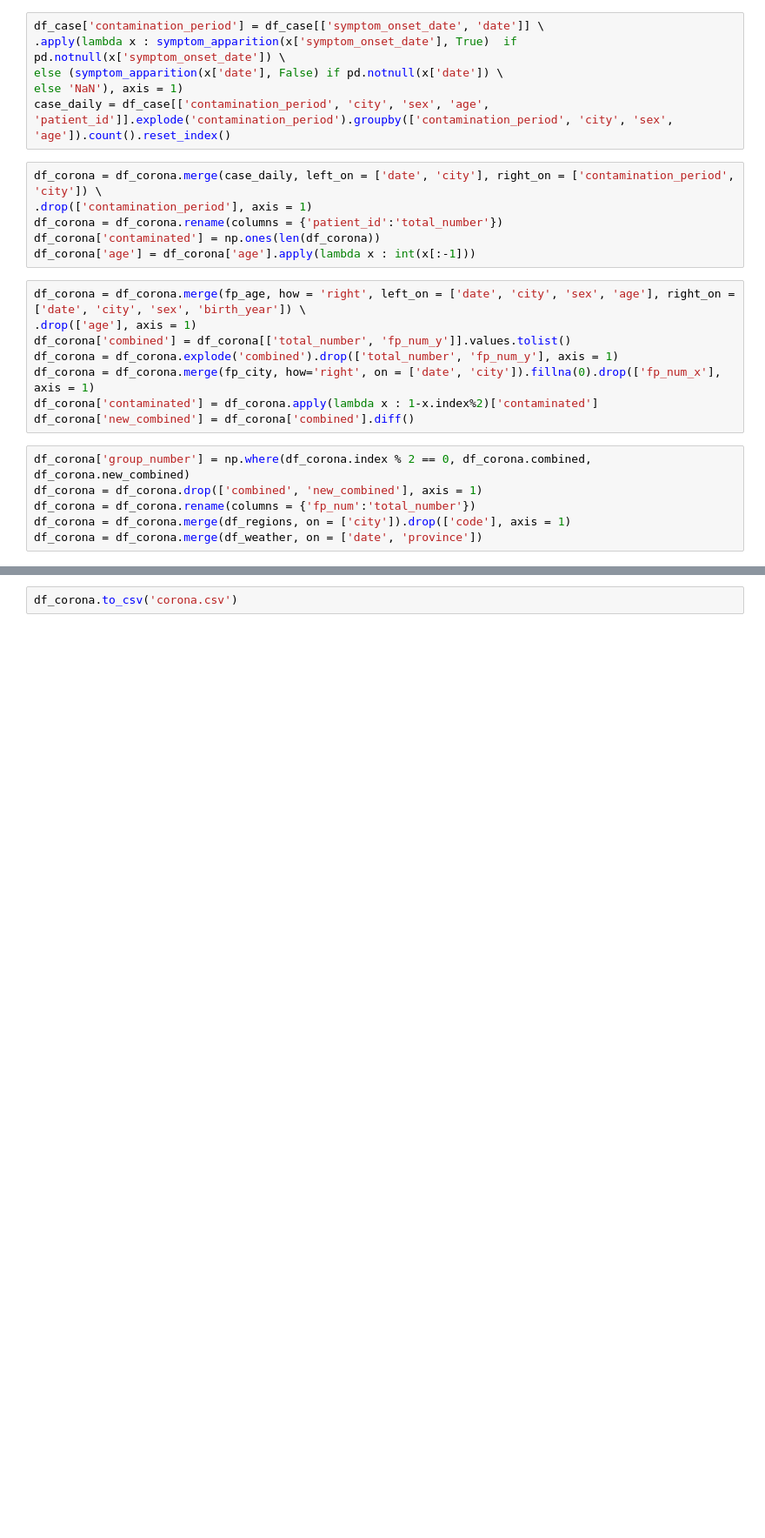
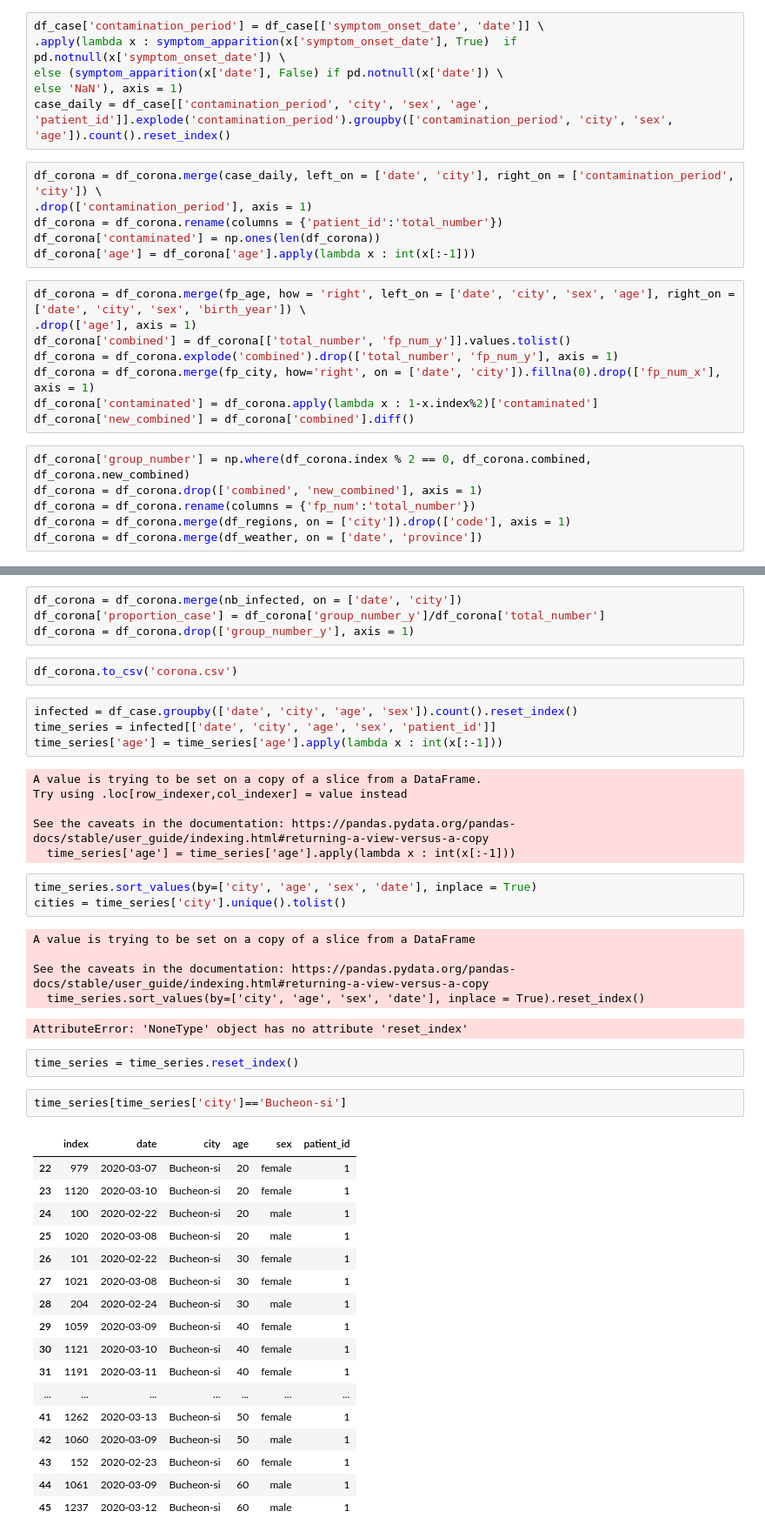
Before and after one commit to Jadouille/covid19Screening, a Jupyter notebook: Korea.ipynb, the cells around one changed output, grey strips where cells are left out. Shown at 87% size. Cells and saved outputs as stored; diff of their text form; blank space fills up the shorter version.

```diff
--- a/Korea.ipynb
+++ b/Korea.ipynb
@@ -54,2 +56,47 @@ df_corona = df_corona.merge(df_weather, on = ['date', 'province'])
+# %%
+df_corona = df_corona.merge(nb_infected, on = ['date', 'city'])
+df_corona['proportion_case'] = df_corona['group_number_y']/df_corona['total_number']
+df_corona = df_corona.drop(['group_number_y'], axis = 1)
 # %%
 df_corona.to_csv('corona.csv')
+# %%
+infected = df_case.groupby(['date', 'city', 'age', 'sex']).count().reset_index()
+time_series = infected[['date', 'city', 'age', 'sex', 'patient_id']]
+time_series['age'] = time_series['age'].apply(lambda x : int(x[:-1]))
+# %% [output]
+A value is trying to be set on a copy of a slice from a DataFrame.
+Try using .loc[row_indexer,col_indexer] = value instead
+
+See the caveats in the documentation: https://pandas.pydata.org/pandas-docs/stable/user_guide/indexing.html#returning-a-view-versus-a-copy
+  time_series['age'] = time_series['age'].apply(lambda x : int(x[:-1]))
+# %%
+time_series.sort_values(by=['city', 'age', 'sex', 'date'], inplace = True)
+cities = time_series['city'].unique().tolist()
+# %% [output]
+A value is trying to be set on a copy of a slice from a DataFrame
+
+See the caveats in the documentation: https://pandas.pydata.org/pandas-docs/stable/user_guide/indexing.html#returning-a-view-versus-a-copy
+  time_series.sort_values(by=['city', 'age', 'sex', 'date'], inplace = True).reset_index()
+AttributeError: 'NoneType' object has no attribute 'reset_index'
+# %%
+time_series = time_series.reset_index()
+# %%
+time_series[time_series['city']=='Bucheon-si']
+# %% [output]
+|  | index | date | city | age | sex | patient_id |
+| 22 | 979 | 2020-03-07 | Bucheon-si | 20 | female | 1 |
+| 23 | 1120 | 2020-03-10 | Bucheon-si | 20 | female | 1 |
+| 24 | 100 | 2020-02-22 | Bucheon-si | 20 | male | 1 |
+| 25 | 1020 | 2020-03-08 | Bucheon-si | 20 | male | 1 |
+| 26 | 101 | 2020-02-22 | Bucheon-si | 30 | female | 1 |
+| 27 | 1021 | 2020-03-08 | Bucheon-si | 30 | female | 1 |
+| 28 | 204 | 2020-02-24 | Bucheon-si | 30 | male | 1 |
+| 29 | 1059 | 2020-03-09 | Bucheon-si | 40 | female | 1 |
+| 30 | 1121 | 2020-03-10 | Bucheon-si | 40 | female | 1 |
+| 31 | 1191 | 2020-03-11 | Bucheon-si | 40 | female | 1 |
+| ... | ... | ... | ... | ... | ... | ... |
+| 41 | 1262 | 2020-03-13 | Bucheon-si | 50 | female | 1 |
+| 42 | 1060 | 2020-03-09 | Bucheon-si | 50 | male | 1 |
+| 43 | 152 | 2020-02-23 | Bucheon-si | 60 | female | 1 |
+| 44 | 1061 | 2020-03-09 | Bucheon-si | 60 | male | 1 |
+| 45 | 1237 | 2020-03-12 | Bucheon-si | 60 | male | 1 |
```
Also changed, not shown: parts of 7 cells of this notebook.
